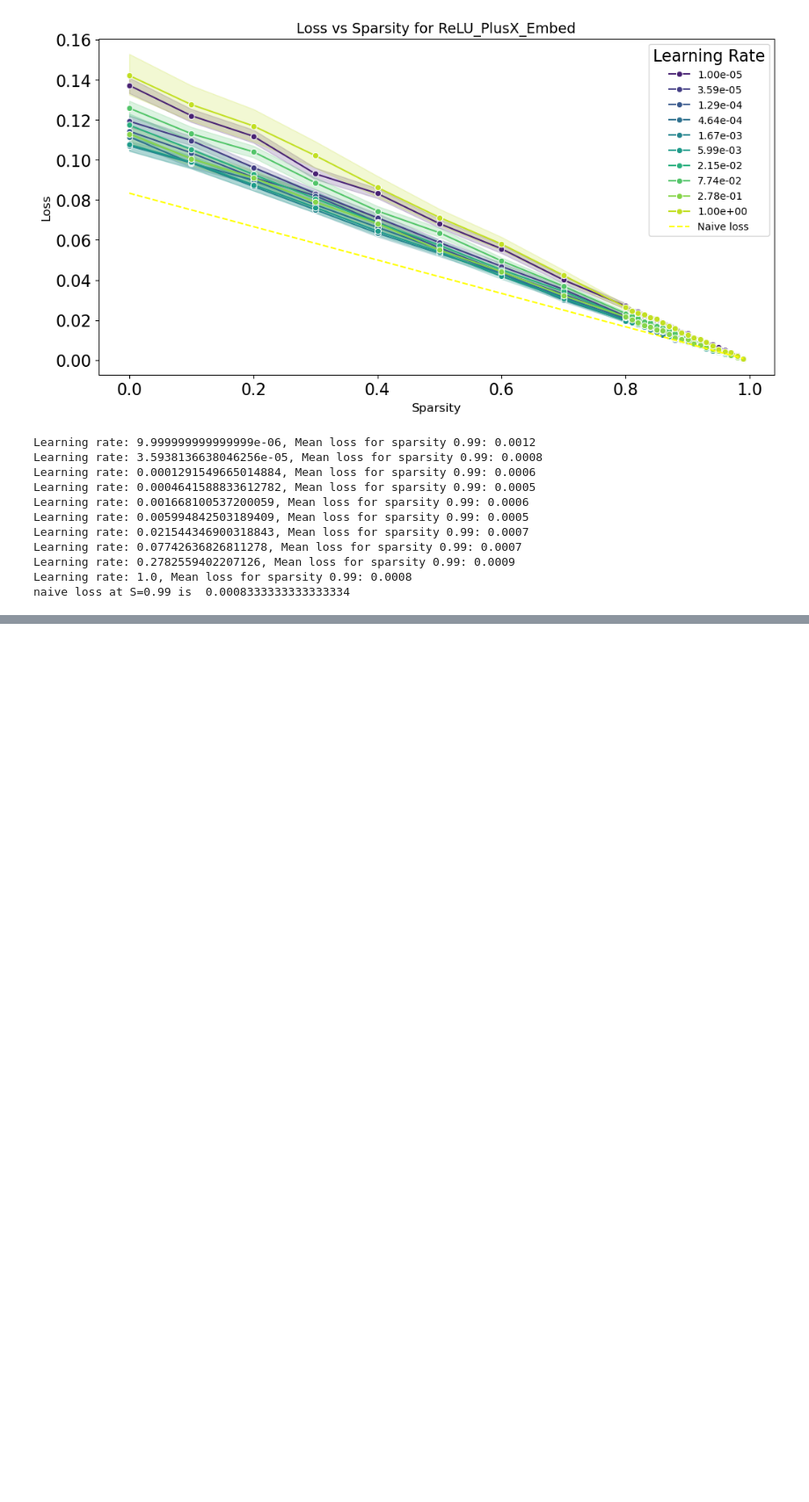
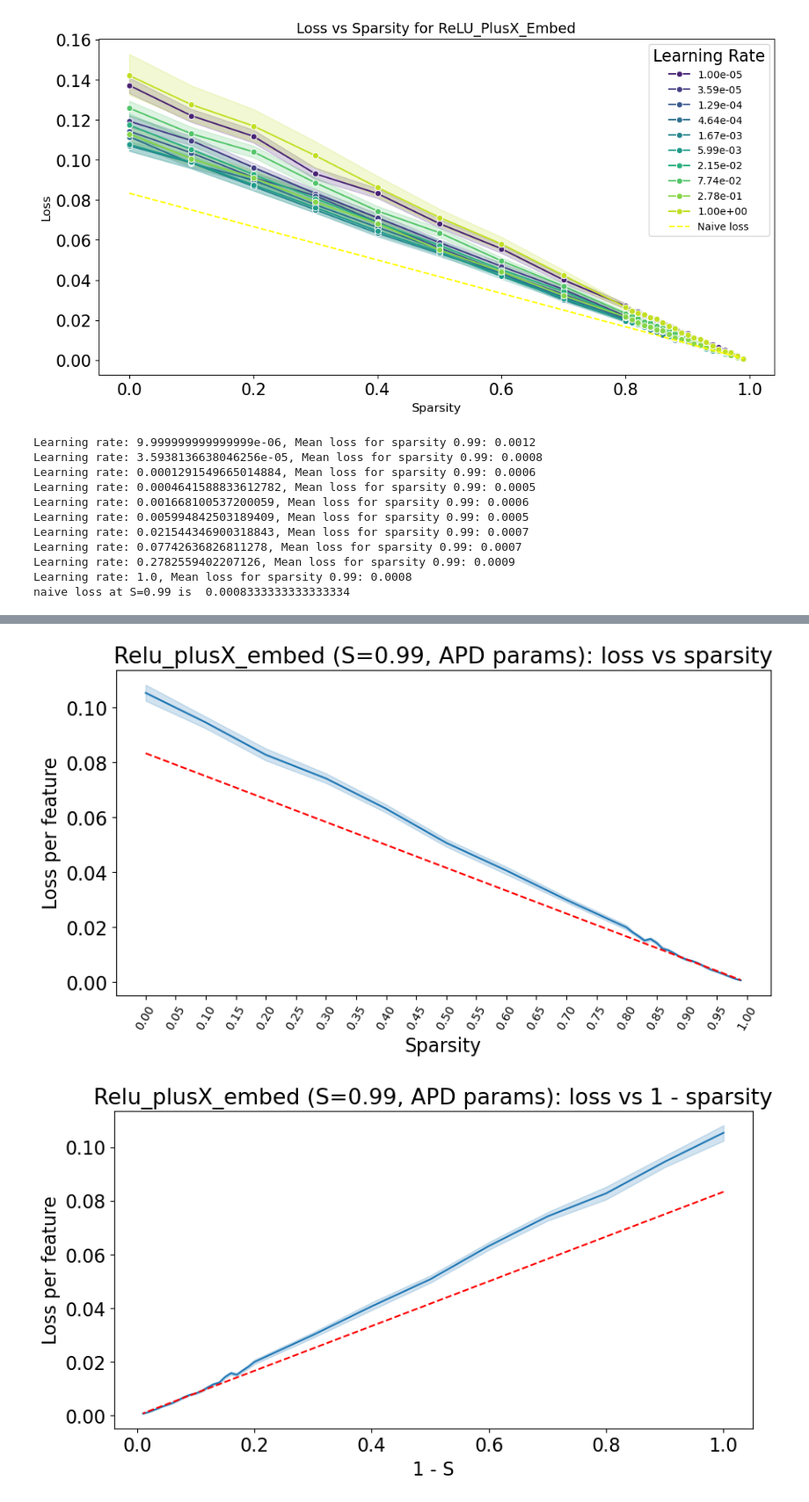
Before and after one commit to Stefan-Heimersheim/toy-model-of-computation-in-superposition, a Jupyter notebook: notebooks/Test_Apollo_param_ReLUplusXembed.ipynb, the cells around one changed output, grey strips where cells are left out. Shown at 88% size. Cells and saved outputs as stored; diff of their text form; code cells hidden in the pictures; blank space fills up the shorter version.

Commit message:
added 1-S plot and loss/1-S plot

```diff
--- a/notebooks/Test_Apollo_param_ReLUplusXembed.ipynb
+++ b/notebooks/Test_Apollo_param_ReLUplusXembed.ipynb
@@ -458,0 +473,50 @@ for s in pbar:
+# %%
+# Plot loss vs sparsity for simple ReLU trained at S=0.99
+
+# Convert loss_data to pandas dataframe for ease of plotting with seaborn
+df_loss = pd.DataFrame(loss_data)
+naive_loss = 0.01 * (100 - 50) * (1 - sparsities) / 6
+
+# Create figure of all sparsity values
+fig = plt.figure(figsize=(10, 5))
+sns.lineplot(data = df_loss, x = "sparsity", y = "loss_per_feature")
+
+# Add the naive loss as a dashed line
+plt.plot(sparsities, naive_loss.ravel(), linestyle="dashed", color="red", label=r"Naive loss")
+
+plt.xlabel('Sparsity')
+plt.xticks(np.linspace(0.0,1.0,21), fontsize=10, rotation = 60)
+plt.ylabel('Loss per feature')
+plt.title('Relu_plusX_embed (S=0.99, APD params): loss vs sparsity')
+#plt.savefig("/workspace/S=099Relu_inferenceSparsity_loss.png", dpi=300)
+plt.show()
+
+# Convert loss_data to pandas dataframe for ease of plotting with seaborn
+
+df_loss["1-S"] = 1 - df_loss["sparsity"]
+
+# Create figure of all sparsity values
+fig = plt.figure(figsize=(10, 5))
+sns.lineplot(data = df_loss, x = "1-S", y = "loss_per_feature")
+plt.plot(1- sparsities, naive_loss.ravel(), linestyle="dashed", color="red", label=r"Naive loss")
+plt.xlabel('1 - S')
+plt.ylabel('Loss per feature')
+plt.title('Relu_plusX_embed (S=0.99, APD params): loss vs 1 - sparsity')
+#plt.savefig("/workspace/S=099Relu_inferenceSparsity_loss.png", dpi=300)
+plt.show()
+
+df_loss["loss/1-S"] = df_loss["loss_per_feature"] / (1 - df_loss["sparsity"])
+
+# Create figure of all sparsity values
+fig = plt.figure(figsize=(10, 5))
+sns.lineplot(data = df_loss, x = "1-S", y = "loss/1-S")
+norm_loss = naive_loss.ravel() / (1 - sparsities)
+plt.plot(1- sparsities, norm_loss, linestyle="dashed", color="red", label=r"Naive loss")
+plt.xlabel('1 - S')
+plt.ylabel('Loss per feature / (1 - S)')
+plt.title('Relu_plusX_embed (S=0.99, APD params')
+plt.savefig("/workspace/Relu_plusX_emebd099_APDparams.png", dpi=200)
+plt.show()
+# %% [output]
+[figure, added]
+[figure, added]
```
Also changed, not shown: parts of 2 cells of this notebook.
